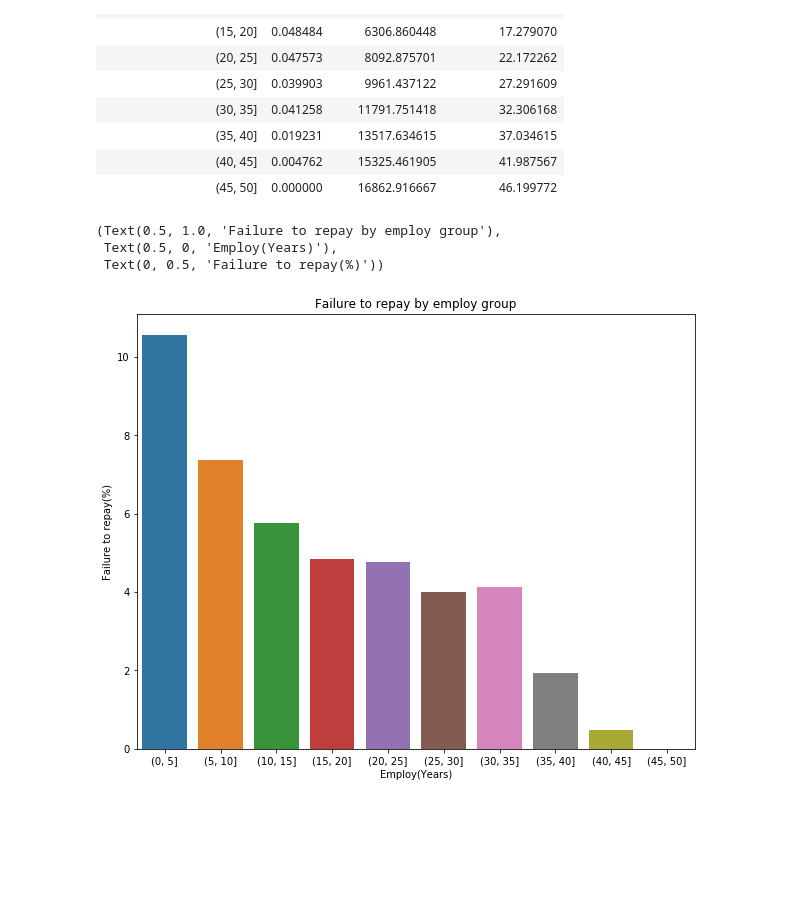
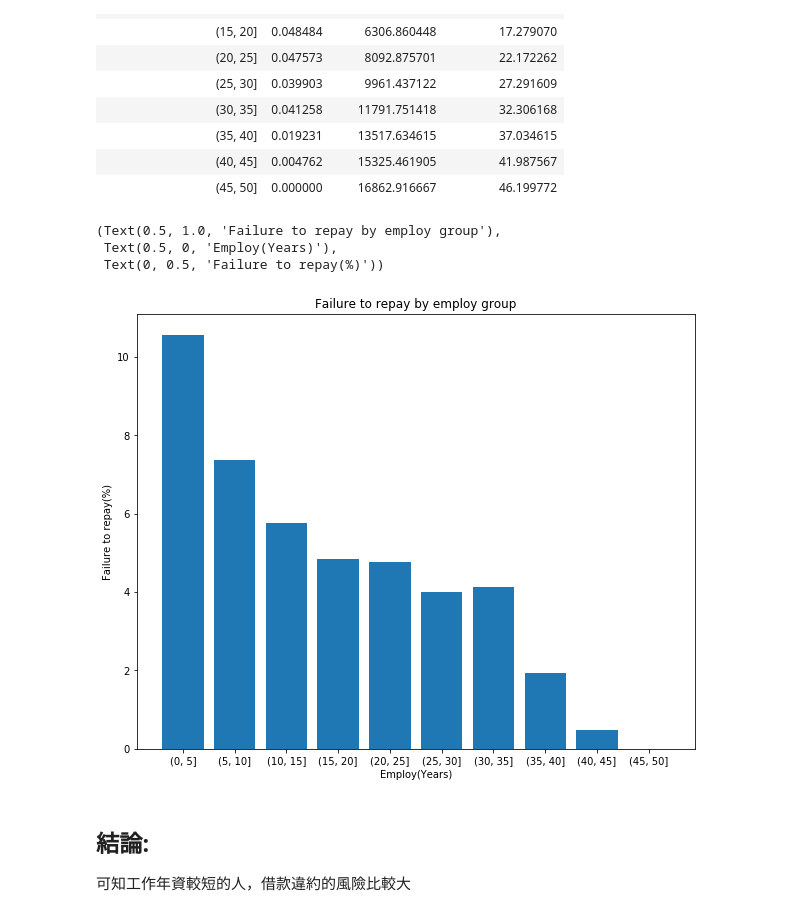
Before and after one commit to francislin871206/4th-ML100Days, a Jupyter notebook: Day_018_HW_practice.ipynb, the cells around one changed output. Drawn from its saved outputs; the diff is of its cells as text; code cells hidden in the pictures; blank space fills up the shorter version.

```diff
--- a/Day_018_HW_practice.ipynb
+++ b/Day_018_HW_practice.ipynb
@@ -114,14 +114,17 @@ Index(['(0, 5]', '(5, 10]', '(10, 15]', '(15, 20]', '(20, 25]', '(25, 30]',
 # %%
 plt.figure(figsize = (10,8))
 
 px = employ_group.index.astype(str)
 py = 100*employ_group['TARGET']
-sns.barplot(px,py)
+plt.bar(px,py)
 plt.show
 
 plt.title('Failure to repay by employ group'),plt.xlabel('Employ(Years)'),plt.ylabel('Failure to repay(%)')
 # %% [output]
 (Text(0.5, 1.0, 'Failure to repay by employ group'),
  Text(0.5, 0, 'Employ(Years)'),
  Text(0, 0.5, 'Failure to repay(%)'))
-[figure, old version]
+[figure, new version]
+# %% [markdown]
+## 結論:
+可知工作年資較短的人，借款違約的風險比較大
```
